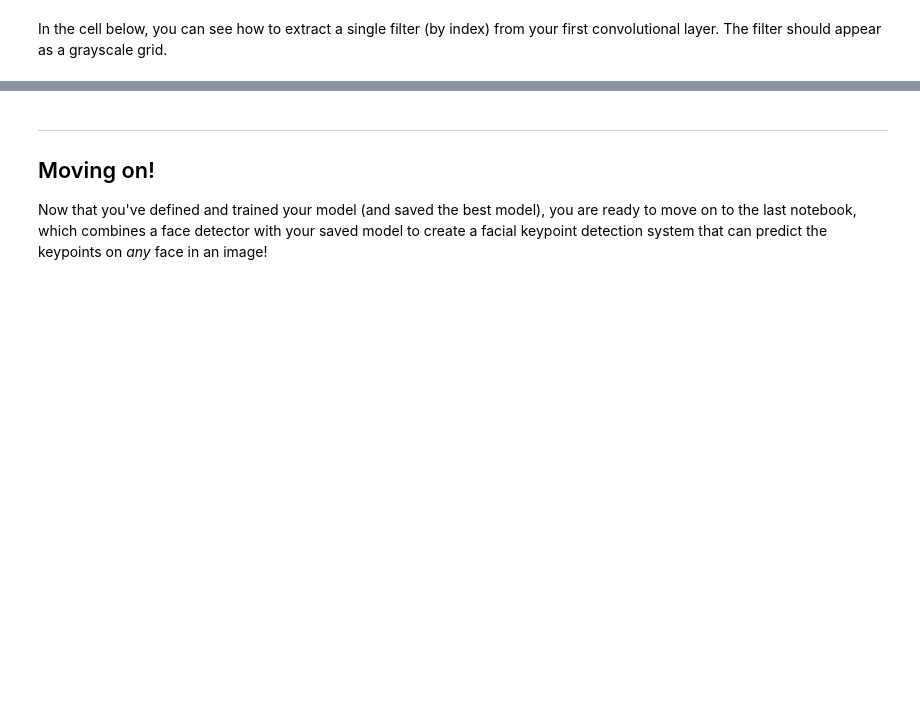
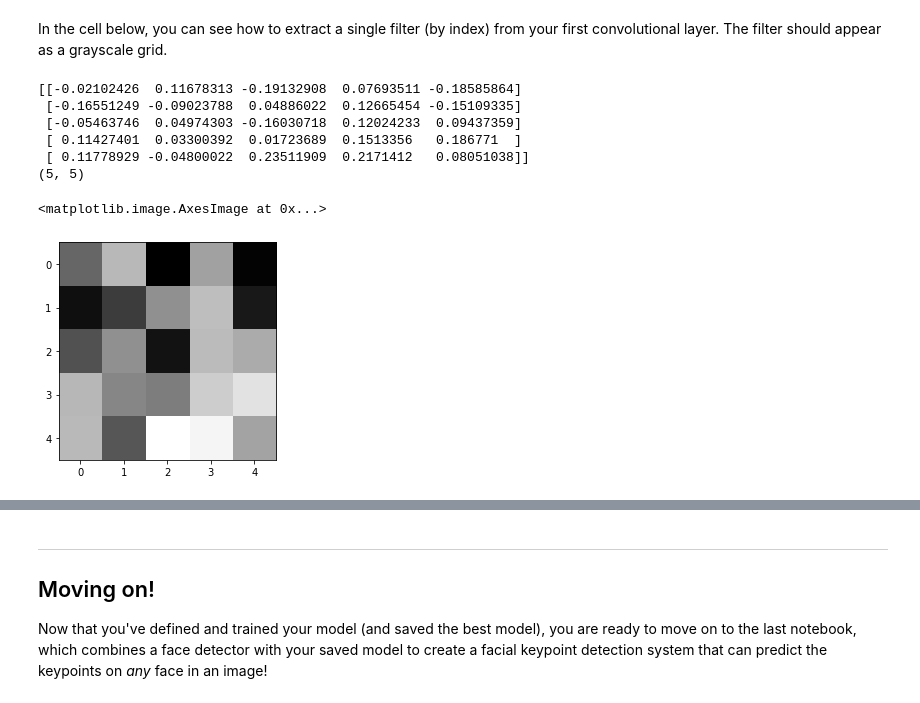
Before and after one commit to sebkaster/Facial_Keypoints, a Jupyter notebook: 2. Define the Network Architecture.ipynb, the cells around one changed output, grey strips where cells are left out. Drawn from its saved outputs; the diff is of its cells as text; code cells hidden in the pictures; blank space fills up the shorter version.

```diff
--- a/2. Define the Network Architecture.ipynb
+++ b/2. Define the Network Architecture.ipynb
@@ -580,17 +568,26 @@ In the cell below, you can see how to extract a single filter (by index) from yo
 # %%
 # Get the weights in the first conv layer, "conv1"
 # if necessary, change this to reflect the name of your first conv layer
 weights1 = net.conv1.weight.data
 
-w = weights1.numpy()
+w = weights1.cpu().numpy()
 
-filter_index = 0
+filter_index = 15
 
 print(w[filter_index][0])
 print(w[filter_index][0].shape)
 
 # display the filter weights
 plt.imshow(w[filter_index][0], cmap='gray')
+# %% [output]
+[[-0.02102426  0.11678313 -0.19132908  0.07693511 -0.18585864]
+ [-0.16551249 -0.09023788  0.04886022  0.12665454 -0.15109335]
+ [-0.05463746  0.04974303 -0.16030718  0.12024233  0.09437359]
+ [ 0.11427401  0.03300392  0.01723689  0.1513356   0.186771  ]
+ [ 0.11778929 -0.04800022  0.23511909  0.2171412   0.08051038]]
+(5, 5)
+<matplotlib.image.AxesImage at 0x...>
+[figure, added]
 # %% [markdown]
 ## Feature maps
 
```
Also changed, not shown: parts of 29 cells of this notebook, 4 other files.
